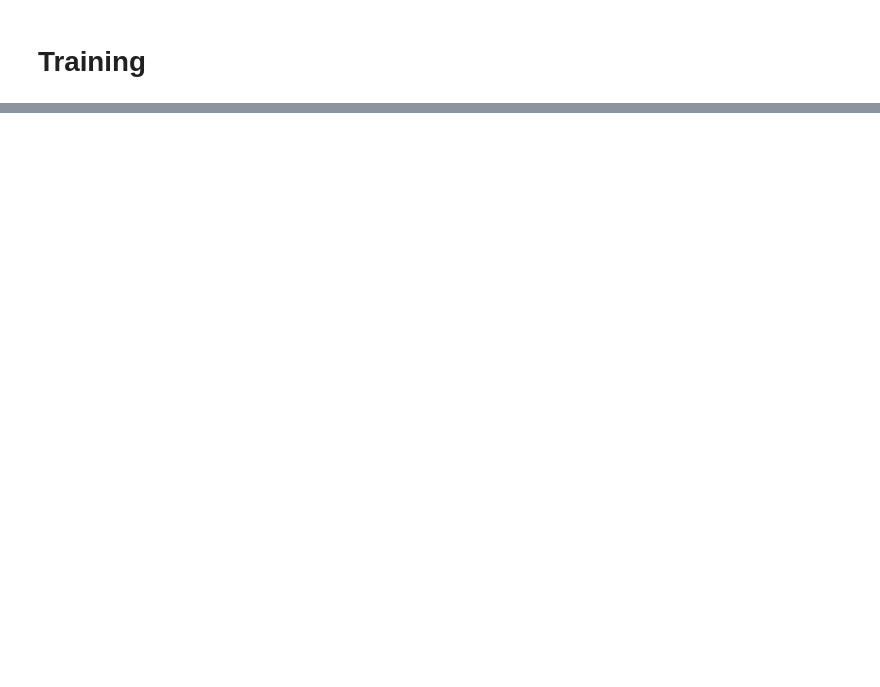
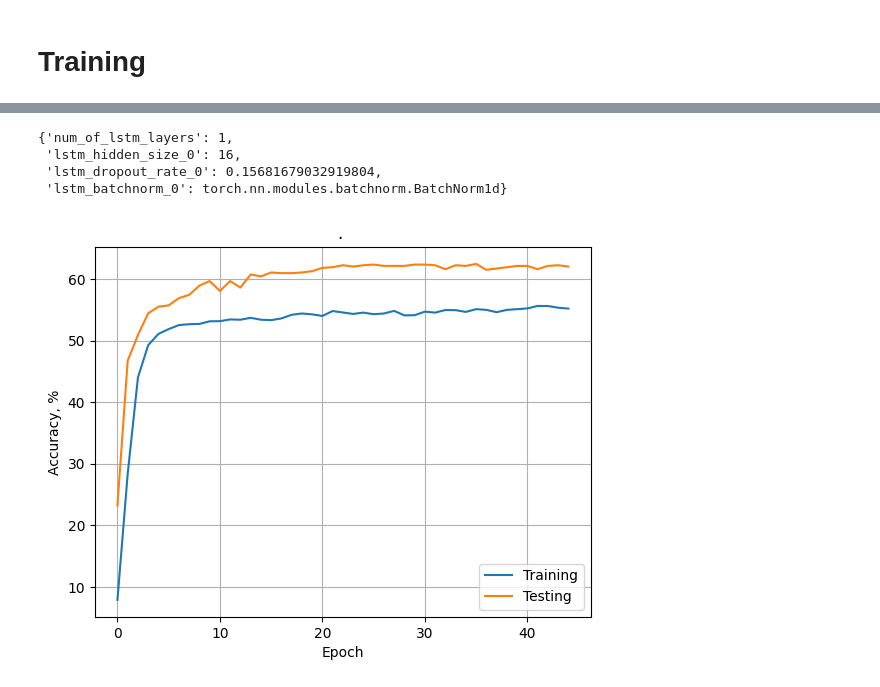
Before and after one commit to alexmarmaliuk/quantum_task, a Jupyter notebook: ner/demo.ipynb, the cells around one changed output, grey strips where cells are left out. Saved outputs shown, nothing was run; the diff lists cells and outputs as text; code cells hidden in the pictures; blank space fills up the shorter version.

```diff
--- a/ner/demo.ipynb
+++ b/ner/demo.ipynb
@@ -186,0 +356,6 @@ torch.save(model, 'rnn_model.pth')
+# %%
+study = optuna.create_study(direction="minimize")
+study.optimize(objective, n_trials=10, callbacks=[progress_callback])
+
+print("Best trial:")
+print(study.best_trial.params)
@@ -186,0 +386,39 @@ torch.save(model, 'rnn_model.pth')
+# %%
+study.best_trial.params
+# %% [output]
+{'num_of_lstm_layers': 1,
+ 'lstm_hidden_size_0': 16,
+ 'lstm_dropout_rate_0': 0.15681679032919804,
+ 'lstm_batchnorm_0': torch.nn.modules.batchnorm.BatchNorm1d}
+# %%
+# get params from the best trial
+layers = [study.best_trial.params[f'lstm_hidden_size_{i}'] for i in range (study.best_trial.params['num_of_lstm_layers'])]
+dropouts = [study.best_trial.params[f'lstm_dropout_rate_{i}'] for i in range (study.best_trial.params['num_of_lstm_layers'])]
+bns = [study.best_trial.params[f'lstm_batchnorm_{i}'] for i in range (study.best_trial.params['num_of_lstm_layers'])]
+# %%
+vocab_size = len(word2idx)
+output_dim = len(tag2idx)
+pad_idx = word2idx["<PAD>"]
+
+model = LSTM_CRF_Model(
+    vocab_size=vocab_size,
+    embedding_dim=output_dim,
+    # lstm_hidden_sizes=[16, 32, 16],
+    lstm_hidden_sizes=layers,
+    output_dim=10,
+    pad_idx=0,
+    lstm_dropout_rates=dropouts,
+    lstm_batchnorms=bns,
+)
+optimizer = Adam(model.parameters(), lr=1e-3, weight_decay=0)
+
+training_loop(
+    model=model,
+    optimizer=optimizer,
+    train_dataset=train_dataset,
+    test_dataset=test_dataset,
+    output=False,
+    epochs=45,
+)
+# %% [output]
+[figure, added]
```
Also changed, not shown: parts of 26 cells of this notebook, 8 other files.
